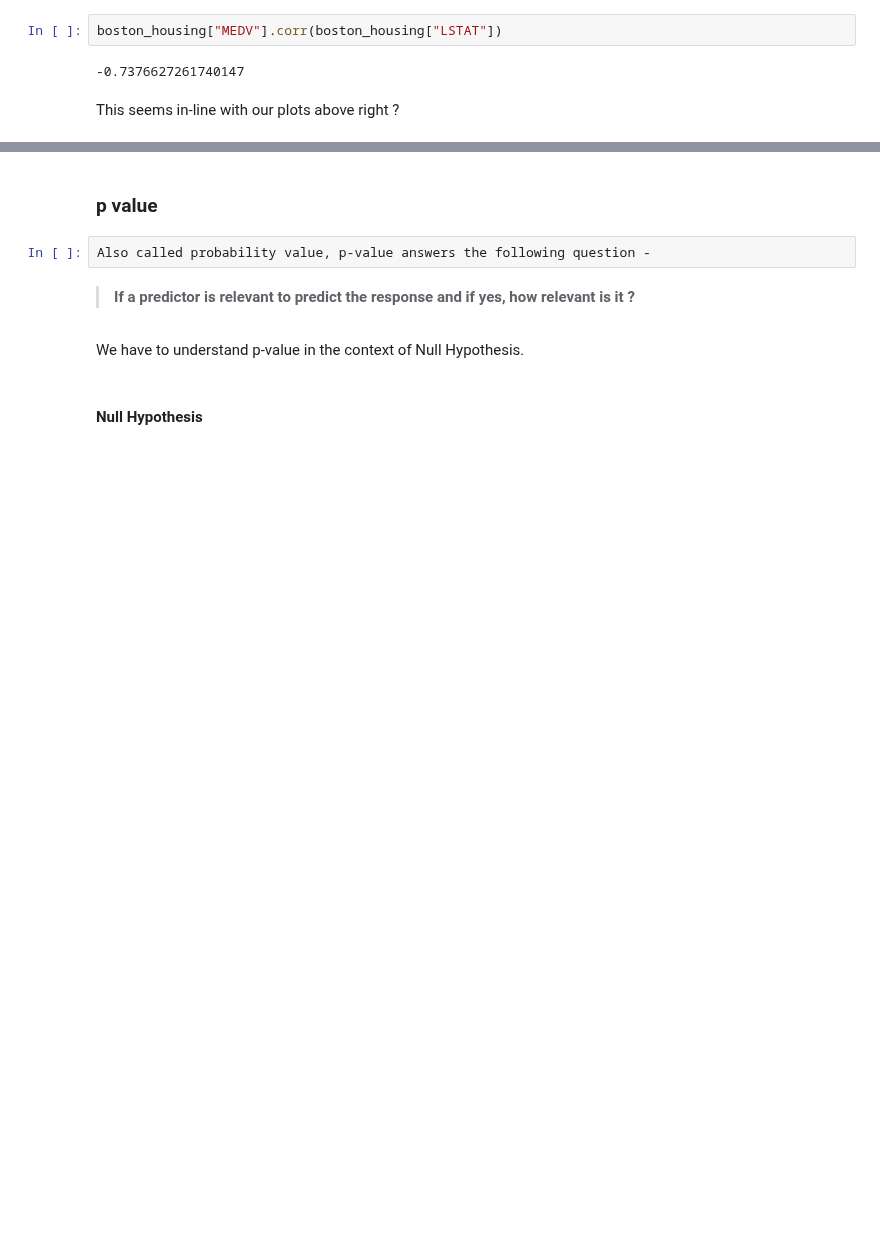
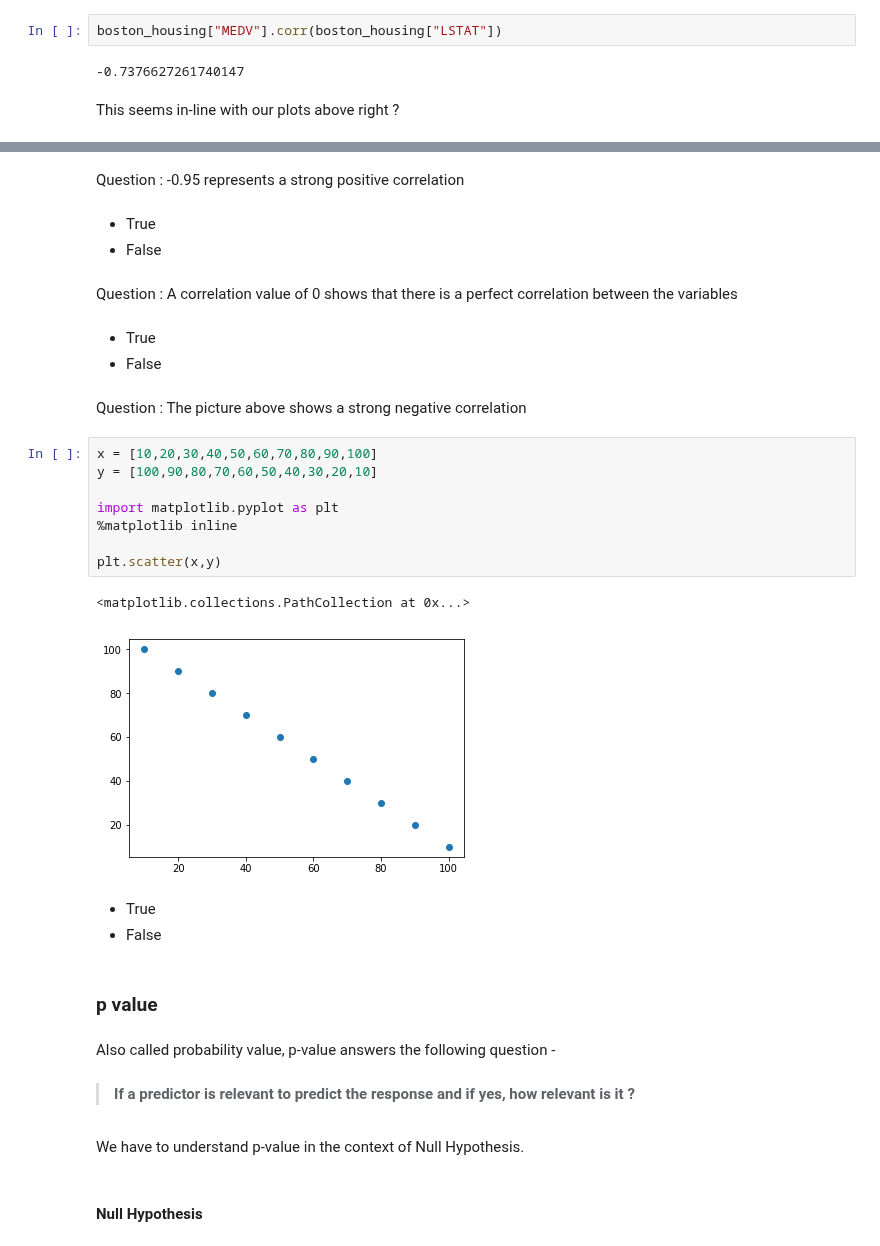
Before and after one commit to hotcode002/Machine-Learning-with-Python, a Jupyter notebook: week_2_math/day_3_regression/regression.ipynb, the cells around one changed output, grey strips where cells are left out. Saved outputs shown, nothing was run; the diff lists cells and outputs as text; blank space fills up the shorter version.

```diff
--- a/week_2_math/day_3_regression/regression.ipynb
+++ b/week_2_math/day_3_regression/regression.ipynb
@@ -658,7 +655,33 @@ This seems in-line with our plots above right ?
+# %% [markdown]
+Question : -0.95 represents a strong positive correlation
+# %% [markdown]
+- True
+- False
+# %% [markdown]
+Question : A correlation value of 0 shows that there is a perfect correlation between the variables
+# %% [markdown]
+- True
+- False
+# %% [markdown]
+Question : The picture above shows a strong negative correlation
+# %%
+x = [10,20,30,40,50,60,70,80,90,100]
+y = [100,90,80,70,60,50,40,30,20,10]
+
+import matplotlib.pyplot as plt
+%matplotlib inline
+
+plt.scatter(x,y)
+# %% [output]
+<matplotlib.collections.PathCollection at 0x...>
+[figure, added]
+# %% [markdown]
+- True
+- False
 # %% [markdown]
 ### p value
-# %%
-Also called probability value, p-value answers the following question -
+# %% [markdown]
+Also called probability value, p-value answers the following question -
 # %% [markdown]
 > **If a predictor is relevant to predict the response and if yes, how relevant is it ?**
 # %% [markdown]
```
Also changed, not shown: parts of 13 cells of this notebook.
